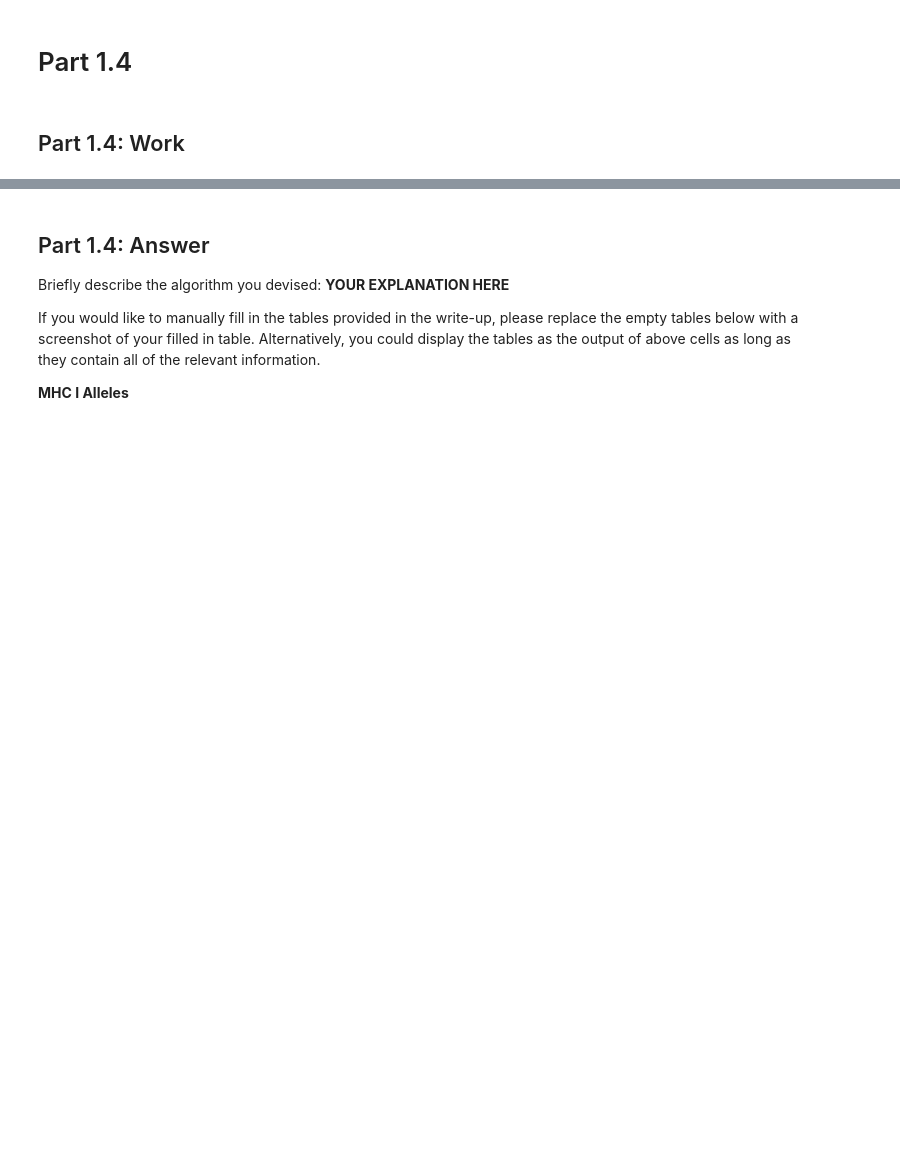
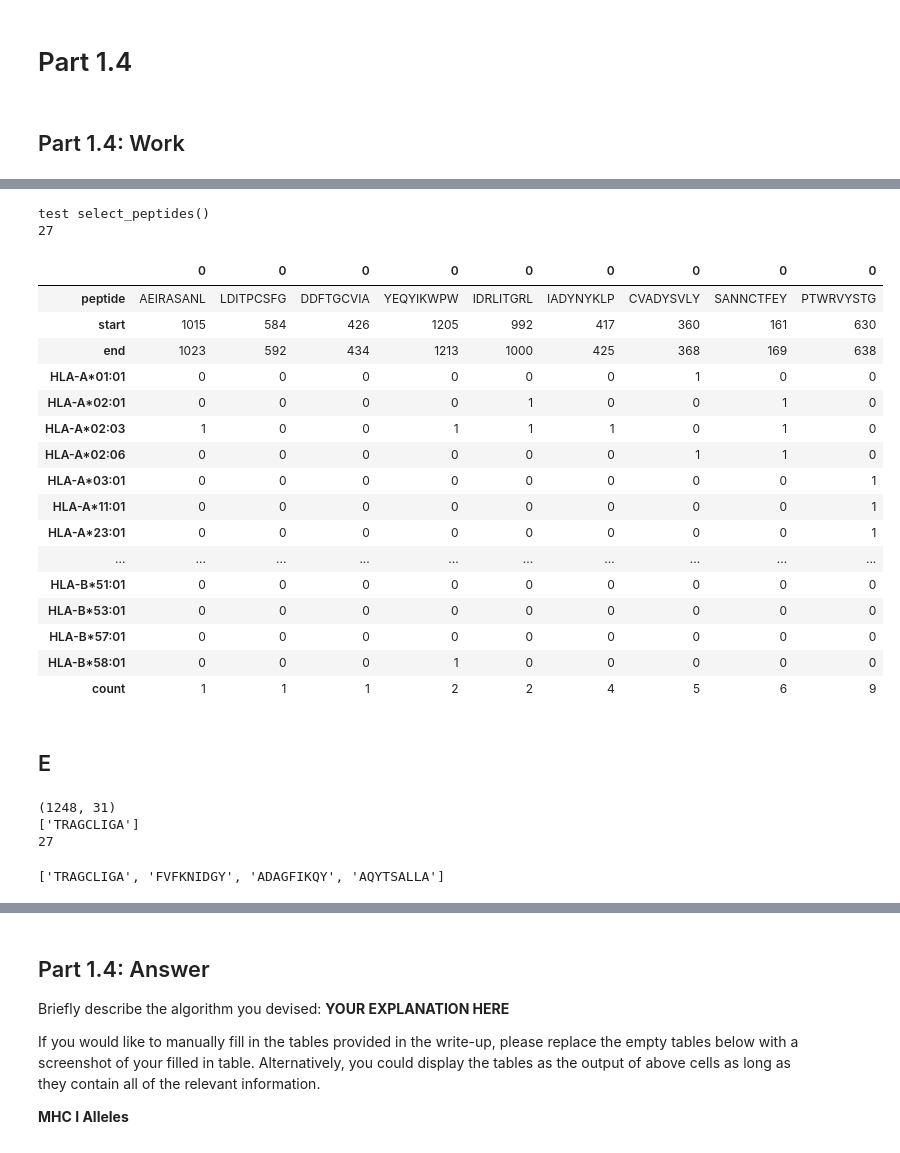
Before and after one commit to ryanquinnnelson/CMU-02718-HW5, a Jupyter notebook: 02_518_02_718_HW_5_ryann.ipynb, the cells around one changed output, grey strips where cells are left out. Saved outputs shown, nothing was run; the diff lists cells and outputs as text; code cells hidden in the pictures; blank space fills up the shorter version.

```diff
--- a/02_518_02_718_HW_5_ryann.ipynb
+++ b/02_518_02_718_HW_5_ryann.ipynb
@@ -1084,0 +1040,5 @@ coverage_mhc1
+# %%
+print('test build_coverage_df()')
+
+df_coverage_test = build_coverage_df(d, class_i_list)
+df_coverage_test
@@ -1085,12 +1124,15 @@ coverage_mhc1
 # %%
-# not_covered = class_i_list.copy()
+print('test update_selected_peptides()')
 
-# # sort the coverage df by count
-# df_sorted = coverage_mhc1.sort_values(by=['count'],ascending=True) # should be False, true for test purposes
+# sort the coverage df by count
+df_sorted = df_coverage_test.sort_values(by=['count'],ascending=True) # should be False, true for test purposes
 
-# # to start, select the peptide with the highest count
-# selected = df_sorted.head(1).to_dict()
+# select the peptide with the highest coverage count
+selected_peptide = df_sorted.head(1)
+peptide_dict = selected_peptide.to_dict()
+print(peptide_dict)
 
-# update_remaining(644,652,df_sorted,selected,not_covered)
-# not_covered
+selected = []
+update_selected_peptides(peptide_dict,selected)
+selected
 # %% [output]
@@ -1105,0 +1142,5 @@ coverage_mhc1
+# %%
+print('test update_uncovered_alleles()')
+uncovered = ['HLA-B*40:01','HLA-B*44:02']
+update_uncovered_alleles(peptide_dict,uncovered)
+uncovered
@@ -1105,0 +1150,5 @@ coverage_mhc1
+# %%
+print('test get_available_peptides()')
+print(df_sorted.shape)
+df_test = get_available_peptides(peptide_dict,df_sorted)
+print(df_test.shape)
@@ -1105,0 +1224,37 @@ coverage_mhc1
+# %%
+print('test select_peptides()')
+
+n,selected = select_peptides(df_test,class_i_list,10)
+print(n)
+df_test[df_test['peptide'].isin(selected)].T
+# %% [output]
+test select_peptides()
+27
+|  | 0 | 0 | 0 | 0 | 0 | 0 | 0 | 0 | 0 |
+| peptide | AEIRASANL | LDITPCSFG | DDFTGCVIA | YEQYIKWPW | IDRLITGRL | IADYNYKLP | CVADYSVLY | SANNCTFEY | PTWRVYSTG |
+| start | 1015 | 584 | 426 | 1205 | 992 | 417 | 360 | 161 | 630 |
+| end | 1023 | 592 | 434 | 1213 | 1000 | 425 | 368 | 169 | 638 |
+| HLA-A*01:01 | 0 | 0 | 0 | 0 | 0 | 0 | 1 | 0 | 0 |
+| HLA-A*02:01 | 0 | 0 | 0 | 0 | 1 | 0 | 0 | 1 | 0 |
+| HLA-A*02:03 | 1 | 0 | 0 | 1 | 1 | 1 | 0 | 1 | 0 |
+| HLA-A*02:06 | 0 | 0 | 0 | 0 | 0 | 0 | 1 | 1 | 0 |
+| HLA-A*03:01 | 0 | 0 | 0 | 0 | 0 | 0 | 0 | 0 | 1 |
+| HLA-A*11:01 | 0 | 0 | 0 | 0 | 0 | 0 | 0 | 0 | 1 |
+| HLA-A*23:01 | 0 | 0 | 0 | 0 | 0 | 0 | 0 | 0 | 1 |
+| ... | ... | ... | ... | ... | ... | ... | ... | ... | ... |
+| HLA-B*51:01 | 0 | 0 | 0 | 0 | 0 | 0 | 0 | 0 | 0 |
+| HLA-B*53:01 | 0 | 0 | 0 | 0 | 0 | 0 | 0 | 0 | 0 |
+| HLA-B*57:01 | 0 | 0 | 0 | 0 | 0 | 0 | 0 | 0 | 0 |
+| HLA-B*58:01 | 0 | 0 | 0 | 1 | 0 | 0 | 0 | 0 | 0 |
+| count | 1 | 1 | 1 | 2 | 2 | 4 | 5 | 6 | 9 |
+# %% [markdown]
+## E
+# %%
+covered, selected = select_peptides(coverage_mhc1,class_i_list,20)
+print(covered)
+selected
+# %% [output]
+(1248, 31)
+['TRAGCLIGA']
+27
+['TRAGCLIGA', 'FVFKNIDGY', 'ADAGFIKQY', 'AQYTSALLA']
```
Also changed, not shown: parts of 25 cells of this notebook.
